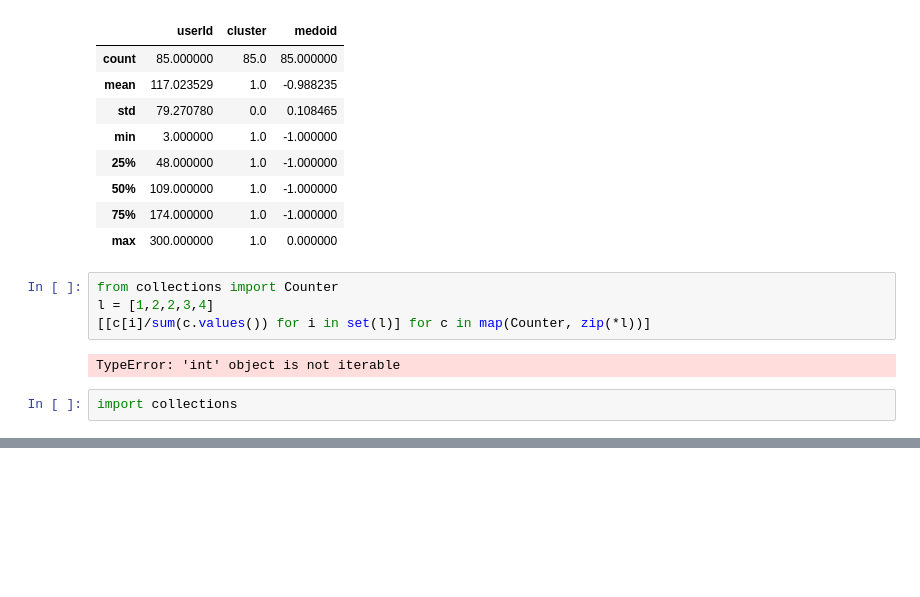
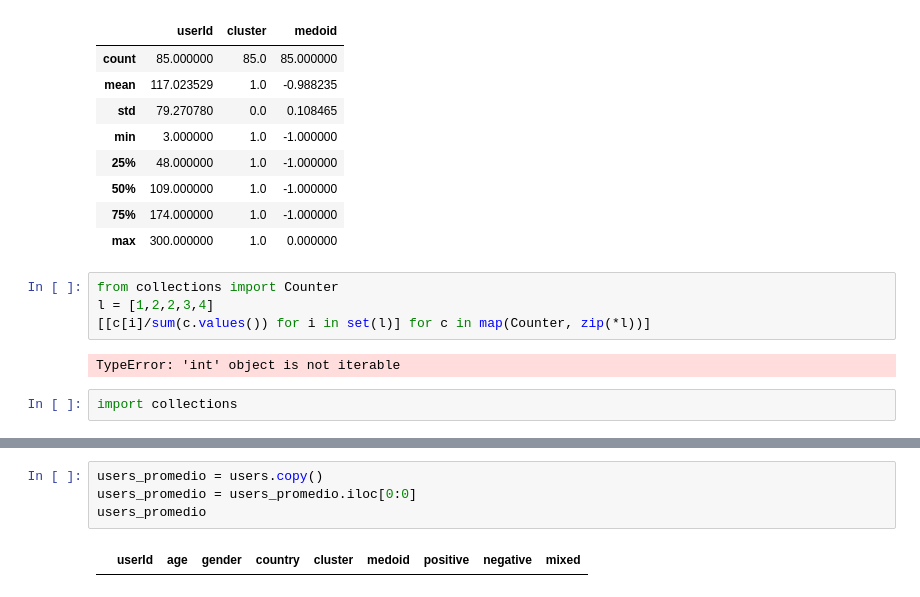
Before and after one commit to AlbertoGarciaDomenech/Comunidades-en-museos, a Jupyter notebook: 5.IndividuoExplicador.ipynb, the cells around one changed output, grey strips where cells are left out. Cells and saved outputs as stored; diff of their text form; blank space fills up the shorter version.

```diff
--- a/5.IndividuoExplicador.ipynb
+++ b/5.IndividuoExplicador.ipynb
@@ -69,3 +71,9 @@ for i in [c for c in collections.Counter(l).values()]
+# %%
+users_promedio = users.copy()
+users_promedio = users_promedio.iloc[0:0]
+users_promedio
+# %% [output]
+|  | userId | age | gender | country | cluster | medoid | positive | negative | mixed |
 # %%
 for i, c in enumerate(clusters):
     print("-----------------------------------------------------------------------------------------------------")
```
Also changed, not shown: parts of 4 cells of this notebook.
